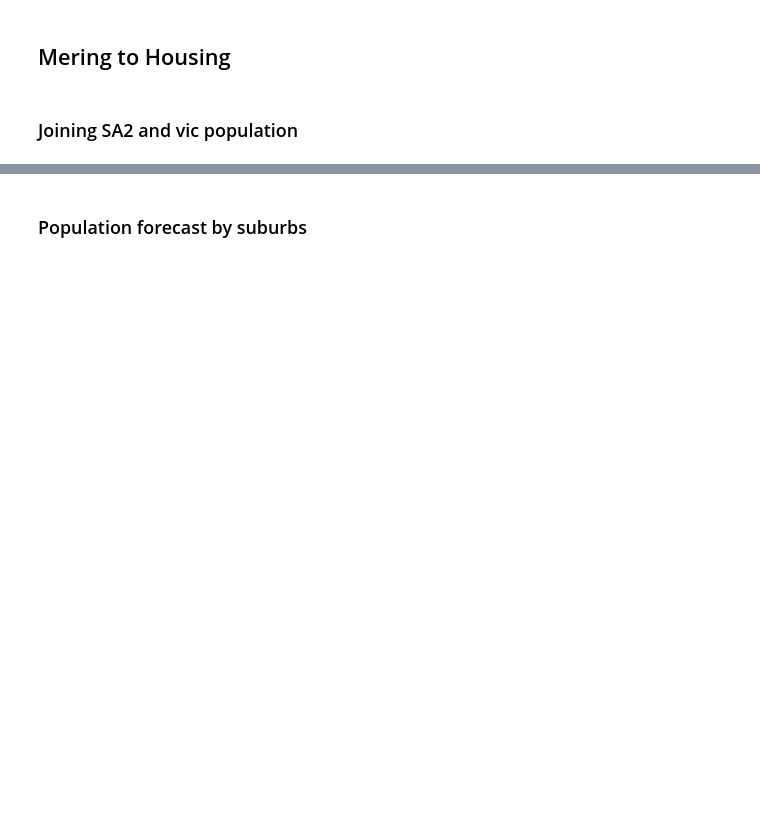
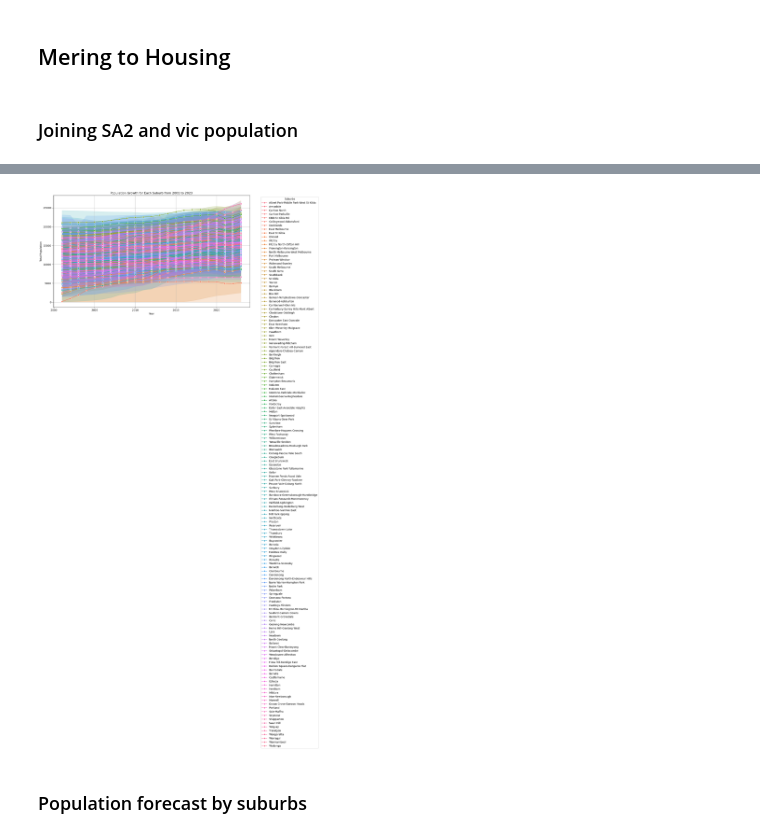
Before and after one commit to MAST30034-AppliedDataScience/project-2-group-real-estate-industry-project-11, a Jupyter notebook: notebooks/preprocess/preprocess juns and housing.ipynb, the cells around one changed output, grey strips where cells are left out. Cells and saved outputs as stored; diff of their text form; code cells hidden in the pictures; blank space fills up the shorter version.

Commit message:
visuals

```diff
--- a/notebooks/preprocess/preprocess juns and housing.ipynb
+++ b/notebooks/preprocess/preprocess juns and housing.ipynb
@@ -679,3 +670,29 @@ merged_df.to_csv(curated_csv_path, index=False)
+# %%
+import os
+import pandas as pd
+import numpy as np
+import matplotlib.pyplot as plt
+import seaborn as sns
+
+# Plotting the population growth
+plt.figure(figsize=(14, 8))
+sns.lineplot(data=merged_df, x='Year', y='Total persons', hue='suburbs', marker='o')
+
+plt.title('Population Growth for Each Suburb from 2001 to 2023')
+plt.xlabel('Year')
+plt.ylabel('Total Population')
+plt.legend(title='Suburbs', bbox_to_anchor=(1.05, 1), loc='upper left')
+plt.grid(True)
+plt.tight_layout()
+
+# Save the plot
+plot_path = os.path.join(curated_folder, 'population_growth.png')
+plt.savefig(plot_path)
+
+# Show the plot
+plt.show()
+# %% [output]
+[figure, added]
 # %% [markdown]
 ### Population forecast by suburbs
 # %%
```
Also changed, not shown: parts of 3 cells of this notebook, 4 other files.
